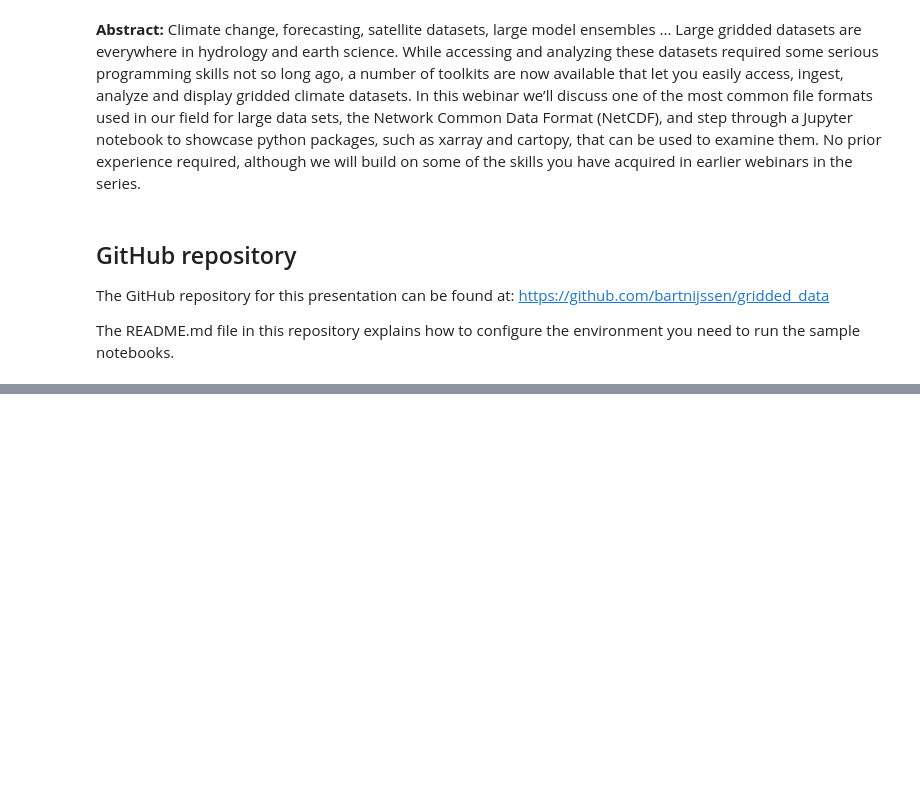
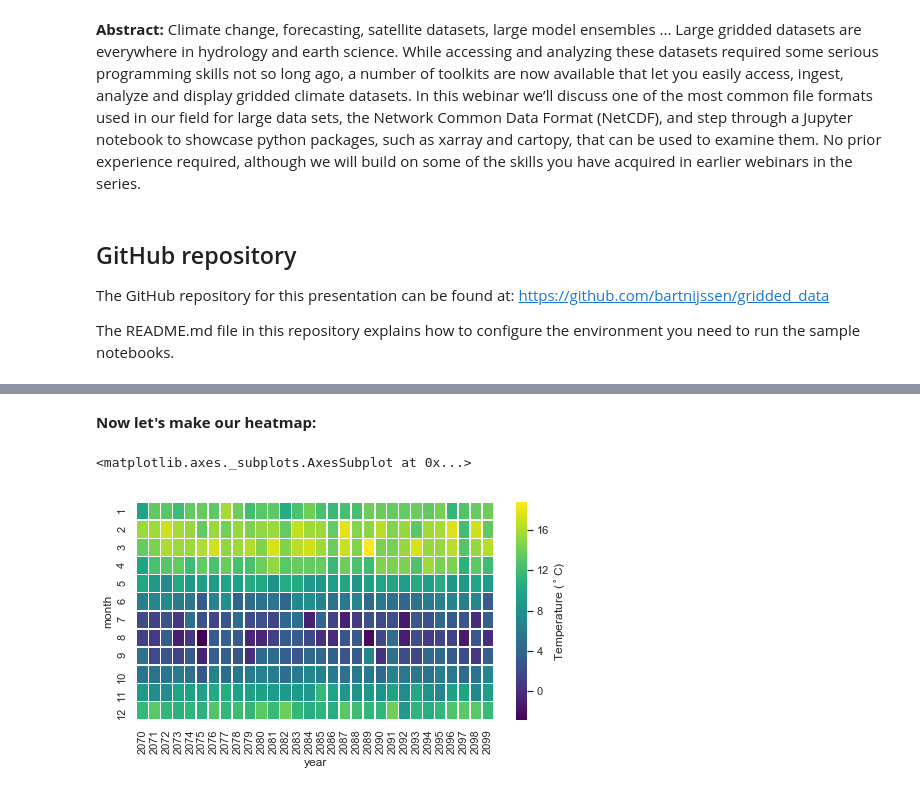
Before and after one commit to waterhackweek/gridded_data, a Jupyter notebook: gridded_data_3_cartopy_and_seaborn.ipynb, the cells around one changed output, grey strips where cells are left out. Cells and saved outputs as stored; diff of their text form; code cells hidden in the pictures; blank space fills up the shorter version.

```diff
--- a/gridded_data_3_cartopy_and_seaborn.ipynb
+++ b/gridded_data_3_cartopy_and_seaborn.ipynb
@@ -27,0 +131,5 @@ The README.md file in this repository explains how to configure the environment
+# %%
+tbot_df = pd.DataFrame()
+tbot_df['year'] = tbot_time_slice['time.year'].values
+tbot_df['month'] = tbot_time_slice['time.month'].values
+tbot_df['tbot'] = (tbot_pt - 273.15).values
@@ -27,0 +147,15 @@ The README.md file in this repository explains how to configure the environment
+# %% [markdown]
+__Now let's make our heatmap:__
+# %%
+sns.set()
+
+f, ax = plt.subplots(figsize=(8,4))
+tbot_pivot = tbot_df.pivot("month", "year", "tbot")
+sns.heatmap(tbot_pivot,
+            linewidths=.5,
+            ax=ax,
+            cbar_kws={'label': 'Temperature ($^\circ$C)'},
+            cmap='viridis')
+# %% [output]
+<matplotlib.axes._subplots.AxesSubplot at 0x...>
+[figure, added]
```
Also changed, not shown: parts of 30 cells of this notebook, 1 other file.
